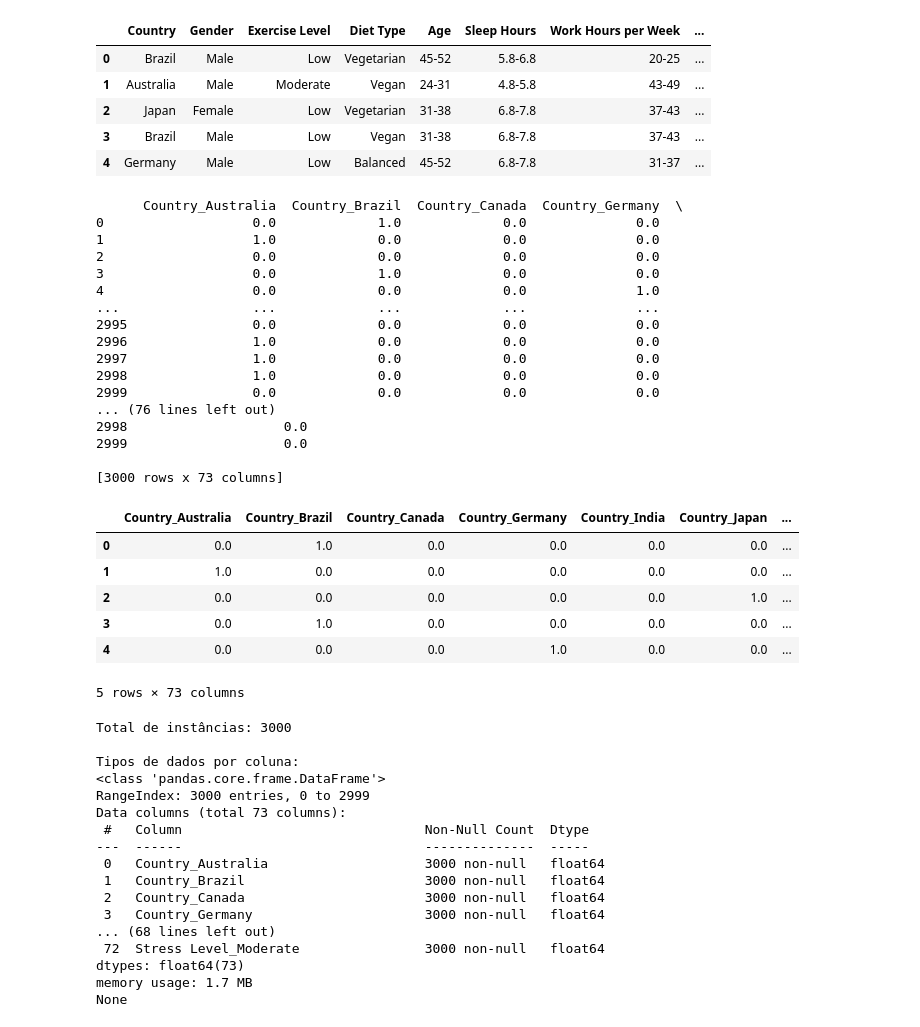
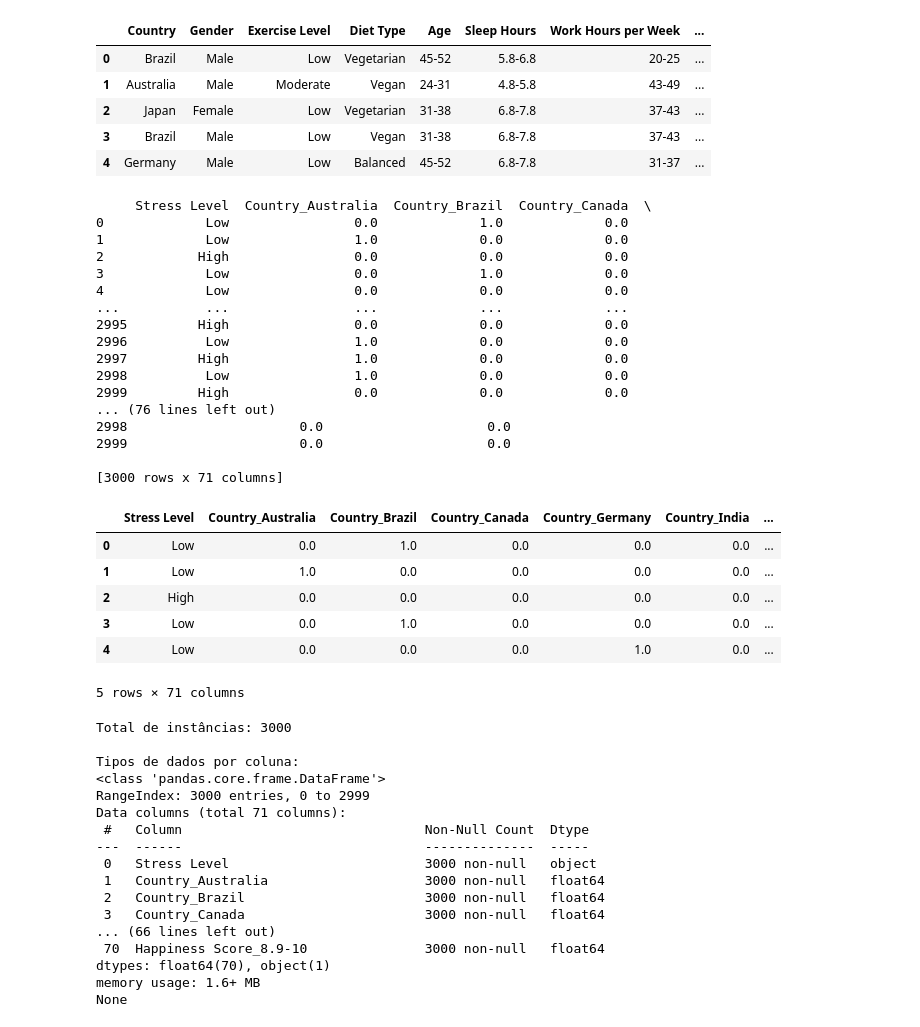
Before and after one commit to hugocfrias/MVP-Machine-Learning, a Jupyter notebook: MVP_Machine_Learning.ipynb, the cells around one changed output. Saved outputs shown, nothing was run; the diff lists cells and outputs as text; code cells hidden in the pictures.

```diff
--- a/MVP_Machine_Learning.ipynb
+++ b/MVP_Machine_Learning.ipynb
@@ -758,67 +758,67 @@ df_agrup.head()
 # %%
 # Tratamento para a criação de um nodo Dataframe (df_final) com os atributos transformados
 encoder = OneHotEncoder(sparse_output=False, handle_unknown='ignore')
-encoded_data = encoder.fit_transform(df_agrup)
+encoded_data = encoder.fit_transform(df_agrup[['Country','Gender','Exercise Level','Diet Type','Age','Sleep Hours','Work Hours per Week','Screen Time per Day (Hours)','Social Interaction Score','Happiness Score']])
 
 # Criação do df_encoded: criação do Dataframe com os atributos categóricos transformados
 df_encoded = pd.DataFrame(encoded_data, columns=encoder.get_feature_names_out())
 
 # Criação do df_final: concatenação de df_cleaned e df_encoded
-#df_final = pd.concat([df_agrup, df_encoded], axis=1)
+df_final = pd.concat([df_agrup, df_encoded], axis=1)
 
 # remoção das colunas não transformadas
-#df_final.drop(['index','Country','Gender','Exercise Level','Diet Type'], axis=1, inplace= True)
+df_final.drop(['Country','Gender','Exercise Level','Diet Type','Age','Sleep Hours','Work Hours per Week','Screen Time per Day (Hours)','Social Interaction Score','Happiness Score'], axis=1, inplace= True)
 
-print(df_encoded)
+print(df_final)
 # %% [output]
-      Country_Australia  Country_Brazil  Country_Canada  Country_Germany  \
-0                   0.0             1.0             0.0              0.0
-1                   1.0             0.0             0.0              0.0
-2                   0.0             0.0             0.0              0.0
-3                   0.0             1.0             0.0              0.0
-4                   0.0             0.0             0.0              1.0
-...                 ...             ...             ...              ...
-2995                0.0             0.0             0.0              0.0
-2996                1.0             0.0             0.0              0.0
-2997                1.0             0.0             0.0              0.0
-2998                1.0             0.0             0.0              0.0
-2999                0.0             0.0             0.0              0.0
+     Stress Level  Country_Australia  Country_Brazil  Country_Canada  \
+0             Low                0.0             1.0             0.0
+1             Low                1.0             0.0             0.0
+2            High                0.0             0.0             0.0
+3             Low                0.0             1.0             0.0
+4             Low                0.0             0.0             0.0
+...           ...                ...             ...             ...
+2995         High                0.0             0.0             0.0
+2996          Low                1.0             0.0             0.0
+2997         High                1.0             0.0             0.0
+2998          Low                1.0             0.0             0.0
+2999         High                0.0             0.0             0.0
 ... (76 lines left out)
-2998                    0.0
-2999                    0.0
+2998                      0.0                     0.0
+2999                      0.0                     0.0
 
-[3000 rows x 73 columns]
+[3000 rows x 71 columns]
 # %%
 # Exibição das primeiras linhas df_final
-df_encoded.head()
+df_final.head()
 # %% [output]
-|  | Country_Australia | Country_Brazil | Country_Canada | Country_Germany | Country_India | Country_Japan | ... |
-| 0 | 0.0 | 1.0 | 0.0 | 0.0 | 0.0 | 0.0 | ... |
-| 1 | 1.0 | 0.0 | 0.0 | 0.0 | 0.0 | 0.0 | ... |
-| 2 | 0.0 | 0.0 | 0.0 | 0.0 | 0.0 | 1.0 | ... |
-| 3 | 0.0 | 1.0 | 0.0 | 0.0 | 0.0 | 0.0 | ... |
-| 4 | 0.0 | 0.0 | 0.0 | 1.0 | 0.0 | 0.0 | ... |
+|  | Stress Level | Country_Australia | Country_Brazil | Country_Canada | Country_Germany | Country_India | ... |
+| 0 | Low | 0.0 | 1.0 | 0.0 | 0.0 | 0.0 | ... |
+| 1 | Low | 1.0 | 0.0 | 0.0 | 0.0 | 0.0 | ... |
+| 2 | High | 0.0 | 0.0 | 0.0 | 0.0 | 0.0 | ... |
+| 3 | Low | 0.0 | 1.0 | 0.0 | 0.0 | 0.0 | ... |
+| 4 | Low | 0.0 | 0.0 | 0.0 | 1.0 | 0.0 | ... |
-5 rows × 73 columns
+5 rows × 71 columns
 # %%
 #Resumo para a análise dos dados do 'df_final'
 print(f"Total de instâncias: {len(df_final)}")
 print("\nTipos de dados por coluna:")
-print(df_encoded.info())
+print(df_final.info())
 # %% [output]
 Total de instâncias: 3000
 
 Tipos de dados por coluna:
 <class 'pandas.core.frame.DataFrame'>
 RangeIndex: 3000 entries, 0 to 2999
-Data columns (total 73 columns):
+Data columns (total 71 columns):
  #   Column                               Non-Null Count  Dtype
 ---  ------                               --------------  -----
- 0   Country_Australia                    3000 non-null   float64
- 1   Country_Brazil                       3000 non-null   float64
- 2   Country_Canada                       3000 non-null   float64
- 3   Country_Germany                      3000 non-null   float64
-... (68 lines left out)
- 72  Stress Level_Moderate                3000 non-null   float64
-dtypes: float64(73)
-memory usage: 1.7 MB
+ 0   Stress Level                         3000 non-null   object
+ 1   Country_Australia                    3000 non-null   float64
+ 2   Country_Brazil                       3000 non-null   float64
+ 3   Country_Canada                       3000 non-null   float64
+... (66 lines left out)
+ 70  Happiness Score_8.9-10               3000 non-null   float64
+dtypes: float64(70), object(1)
+memory usage: 1.6+ MB
 None
```
Also changed, not shown: parts of 8 cells of this notebook.
